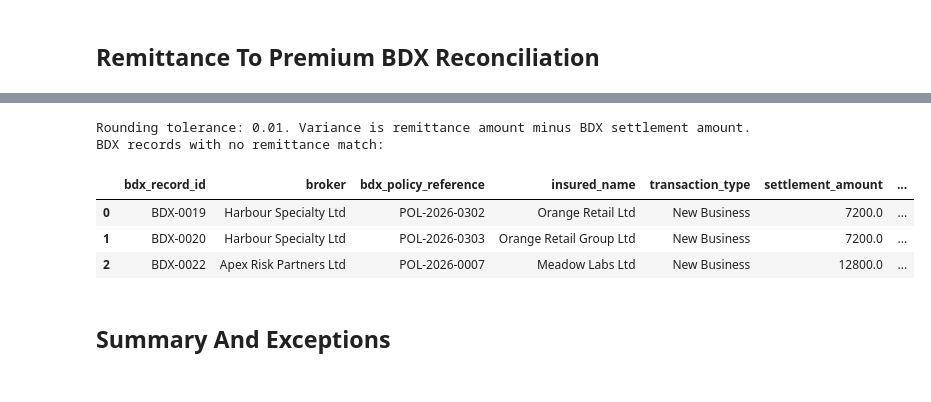
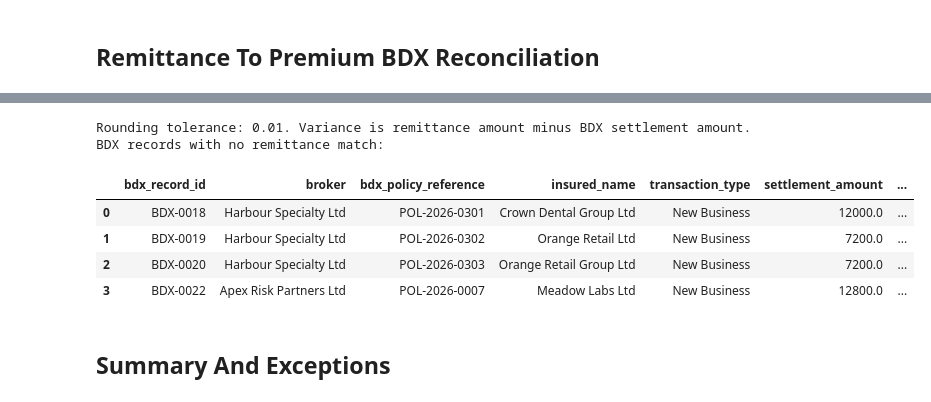
Before and after one commit to Srinath240497/data_reconciliation, a Jupyter notebook: starter_reconciliation_analysis.ipynb, the cells around one changed output, grey strips where cells are left out. Saved outputs shown, nothing was run; the diff lists cells and outputs as text; code cells hidden in the pictures.

```diff
--- a/starter_reconciliation_analysis.ipynb
+++ b/starter_reconciliation_analysis.ipynb
@@ -1205,32 +1205,32 @@ for line in lines:
         else:
             reason_code = "NO_BDX_MATCH"
             reason = "No policy reference, and no BDX insured name on this broker is a candidate."
+    # else:
+    #     suffix_hits = [row for row in same_broker if not row["used"] and policy_and_risk_suffix(line["policy_reference"], row)]
+    #     supported = [
+    #         row for row in suffix_hits
+    #         if name_key(line["insured_name"]) == name_key(row["insured_name"])
+    #         and line["currency"] == row["currency"]
+    #         and line["amount"] is not None
+    #         and row["amount"] is not None
+    #         and abs(line["amount"] - row["amount"]) <= PENNY_TOLERANCE
+    #     ]
+    #     if len(supported) == 1:
+    #         match = supported[0]
+    #         match["used"] = True
+    #         match_method = "policy and risk reference suffix"
+    #     elif len(suffix_hits) >= 1:
+    #         status = "unresolved"
+    #         reason_code = "MANUAL_REVIEW"
+    #         listed = "; ".join(candidate_text(row) for row in suffix_hits)
+    #         reason = (
+    #             f"{line['policy_reference']} is not a BDX policy reference. "
+    #             f"Possible BDX candidate(s) for manual review, not assigned: {listed}."
+    #         )
     else:
-        suffix_hits = [row for row in same_broker if not row["used"] and policy_and_risk_suffix(line["policy_reference"], row)]
-        supported = [
-            row for row in suffix_hits
-            if name_key(line["insured_name"]) == name_key(row["insured_name"])
-            and line["currency"] == row["currency"]
-            and line["amount"] is not None
-            and row["amount"] is not None
-            and abs(line["amount"] - row["amount"]) <= PENNY_TOLERANCE
-        ]
-        if len(supported) == 1:
-            match = supported[0]
-            match["used"] = True
-            match_method = "policy and risk reference suffix"
-        elif len(suffix_hits) >= 1:
-            status = "unresolved"
-            reason_code = "MANUAL_REVIEW"
-            listed = "; ".join(candidate_text(row) for row in suffix_hits)
-            reason = (
-                f"{line['policy_reference']} is not a BDX policy reference. "
-                f"Possible BDX candidate(s) for manual review, not assigned: {listed}."
-            )
-        else:
-            status = "unresolved"
-            reason_code = "NO_BDX_MATCH"
-            reason = f"No BDX policy reference matches {line['policy_reference']} for this broker."
+        status = "unresolved"
+        reason_code = "NO_BDX_MATCH"
+        reason = f"No BDX policy reference matches {line['policy_reference']} for this broker."
 
     variance = None
     if match is not None:
@@ -1329,36 +1329,37 @@ bdx_without_remittance = pd.DataFrame([
     if not row["used"]
 ])
 
 pd.set_option("display.max_colwidth", 140)
 pd.set_option("display.max_rows", 40)
 display(remittance_to_bdx)
 print(f"Rounding tolerance: {PENNY_TOLERANCE:.2f}. Variance is remittance amount minus BDX settlement amount.")
 print("BDX records with no remittance match:")
 display(bdx_without_remittance)
 # %% [output]
 |  | broker | source_file | source_sheet | source_row | remittance_policy_reference | insured_name | bdx_record_id | ... |
 | 0 | Apex Risk Partners Ltd | apex_risk_partners_remittance_apr... |  | 6 | 2026/0001 | Sterling Construction Limited | BDX-0001 | ... |
 | 1 | Apex Risk Partners Ltd | apex_risk_partners_remittance_apr... |  | 7 | POL0002 | A.B.C. Technology Ltd | BDX-0002 | ... |
 | 2 | Apex Risk Partners Ltd | apex_risk_partners_remittance_apr... |  | 8 | POL-2026-0003-CAN | Blue Harbour Estates Limited | BDX-0003 | ... |
 | 3 | Apex Risk Partners Ltd | apex_risk_partners_remittance_apr... |  | 9 | POL-2026-0004-ENDT01 | Greenfield Farms Ltd | BDX-0004 | ... |
 | 4 | Apex Risk Partners Ltd | apex_risk_partners_remittance_apr... |  | 10 | POL-2026-0005 | Northshore Energy Services Ltd | BDX-0005 | ... |
 | 5 | Apex Risk Partners Ltd | apex_risk_partners_remittance_apr... |  | 11 | POL-2026-0006 | Thames Logistics Limited | BDX-0006 | ... |
 | 6 | Apex Risk Partners Ltd | apex_risk_partners_remittance_apr... |  | 12 | POL-2026-0006 | Thames Logistics Limited |  | ... |
 | 7 | Continental Coverholders SA | continental_coverholders_apr_2026... | EUR Settlement | 6 | POL-2026-0401 | Riviera Foods SARL | BDX-0015 | ... |
 | 8 | Continental Coverholders SA | continental_coverholders_apr_2026... | EUR Settlement | 7 | POL-2026-0402 | Alpine Components GmbH | BDX-0016 | ... |
 | 9 | Continental Coverholders SA | continental_coverholders_apr_2026... | EUR Settlement | 8 | POL-2026-0403 | Nordic Fleet AB | BDX-0017 | ... |
 | ... | ... | ... | ... | ... | ... | ... | ... | ... |
 | 16 | Northshore Broking Ltd | northshore_broking_remittance_apr... | Remittance | 5 | POL-2026-0104 | Oak and Vale Developments Ltd | BDX-0010 | ... |
 | 17 | Pioneer Wholesale Brokers | pioneer_wholesale_statement_may_2... |  | 2 | POL-2026-0201 | Union Hardware PLC | BDX-0011 | ... |
 | 18 | Pioneer Wholesale Brokers | pioneer_wholesale_statement_may_2... |  | 3 | POL-2026-0202 | Metro Plant Hire Ltd | BDX-0012 | ... |
 | 19 | Pioneer Wholesale Brokers | pioneer_wholesale_statement_may_2... |  | 4 | POL-2026-0203 | Keystone Distribution Limited | BDX-0013 | ... |
 | 20 | Pioneer Wholesale Brokers | pioneer_wholesale_statement_may_2... |  | 5 | POL-2026-0204 | Southbank Storage Ltd | BDX-0014 | ... |
 Rounding tolerance: 0.01. Variance is remittance amount minus BDX settlement amount.
 BDX records with no remittance match:
 |  | bdx_record_id | broker | bdx_policy_reference | insured_name | transaction_type | settlement_amount | ... |
-| 0 | BDX-0019 | Harbour Specialty Ltd | POL-2026-0302 | Orange Retail Ltd | New Business | 7200.0 | ... |
-| 1 | BDX-0020 | Harbour Specialty Ltd | POL-2026-0303 | Orange Retail Group Ltd | New Business | 7200.0 | ... |
-| 2 | BDX-0022 | Apex Risk Partners Ltd | POL-2026-0007 | Meadow Labs Ltd | New Business | 12800.0 | ... |
+| 0 | BDX-0018 | Harbour Specialty Ltd | POL-2026-0301 | Crown Dental Group Ltd | New Business | 12000.0 | ... |
+| 1 | BDX-0019 | Harbour Specialty Ltd | POL-2026-0302 | Orange Retail Ltd | New Business | 7200.0 | ... |
+| 2 | BDX-0020 | Harbour Specialty Ltd | POL-2026-0303 | Orange Retail Group Ltd | New Business | 7200.0 | ... |
+| 3 | BDX-0022 | Apex Risk Partners Ltd | POL-2026-0007 | Meadow Labs Ltd | New Business | 12800.0 | ... |
 # %% [markdown]
 ## Summary And Exceptions
 # %% [markdown]
```
Also changed, not shown: parts of 4 cells of this notebook, 4 other files.
